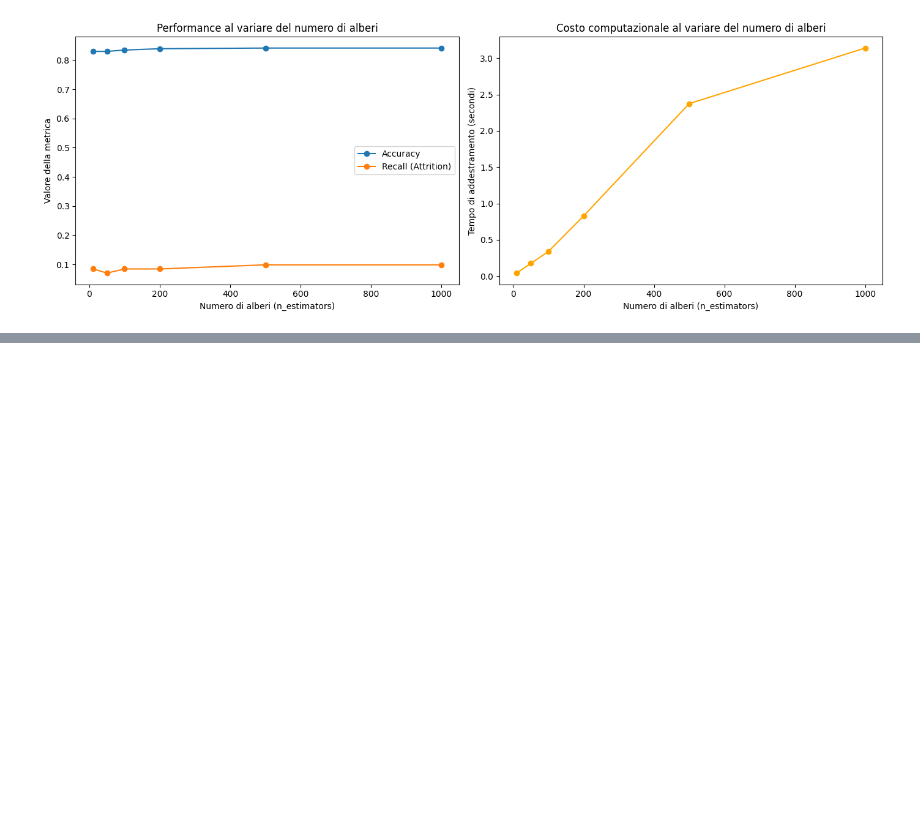
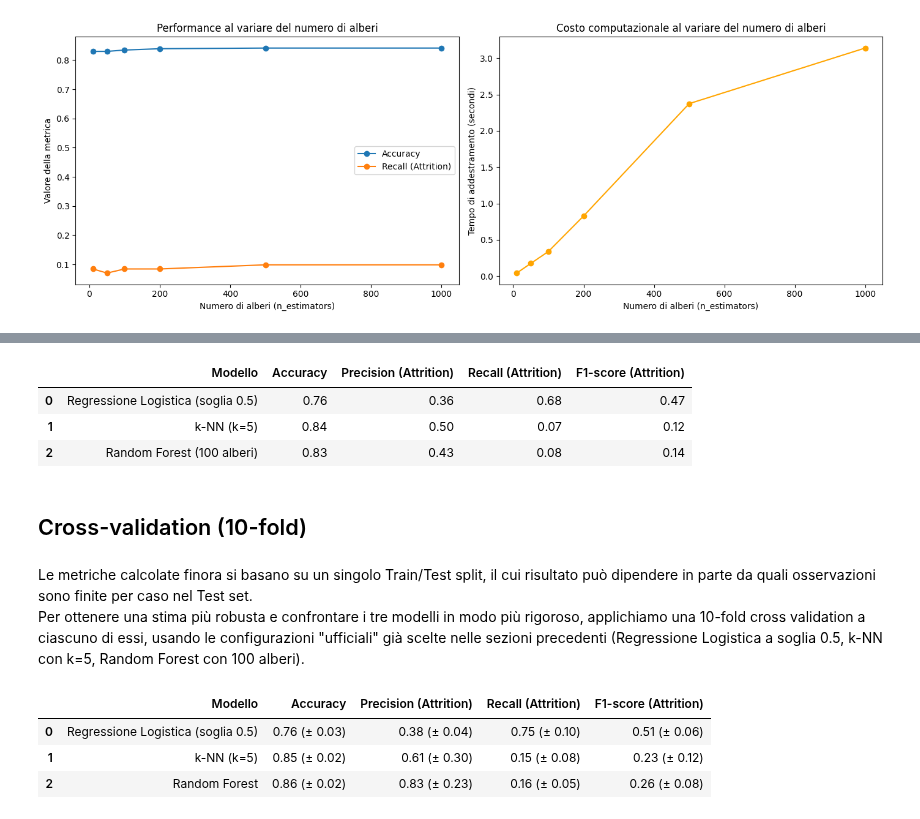
Before and after one commit to margheritamarinelli/Progetto-Data-Science-gruppo-9, a Jupyter notebook: notebook/Progetto_Data_Science_gruppo9.ipynb, the cells around one changed output, grey strips where cells are left out. Saved outputs shown, nothing was run; the diff lists cells and outputs as text; code cells hidden in the pictures; blank space fills up the shorter version.

Commit message:
Aggiunta sezione di confronto tra modelli e 10-fold cross validation

```diff
--- a/notebook/Progetto_Data_Science_gruppo9.ipynb
+++ b/notebook/Progetto_Data_Science_gruppo9.ipynb
@@ -1096,0 +1104,34 @@ plt.show()
+# %%
+from sklearn.metrics import precision_recall_fscore_support
+
+def metriche_modello(y_true, y_pred):
+    accuracy = accuracy_score(y_true, y_pred)
+    precision, recall, f1, _ = precision_recall_fscore_support(
+        y_true, y_pred, pos_label=1, average="binary"
+    )
+    return accuracy, precision, recall, f1
+
+acc_log, prec_log, rec_log, f1_log = metriche_modello(y_test, y_pred_log_05)
+acc_knn, prec_knn, rec_knn, f1_knn = metriche_modello(y_test, y_pred_knn_k5)
+acc_rf, prec_rf, rec_rf, f1_rf = metriche_modello(y_test, y_pred_rf)
+
+confronto_modelli = pd.DataFrame({
+    "Modello": ["Regressione Logistica (soglia 0.5)", "k-NN (k=5)", "Random Forest (100 alberi)"],
+    "Accuracy": [acc_log, acc_knn, acc_rf],
+    "Precision (Attrition)": [prec_log, prec_knn, prec_rf],
+    "Recall (Attrition)": [rec_log, rec_knn, rec_rf],
+    "F1-score (Attrition)": [f1_log, f1_knn, f1_rf]
+})
+
+confronto_modelli = confronto_modelli.round(2)
+confronto_modelli
+# %% [output]
+|  | Modello | Accuracy | Precision (Attrition) | Recall (Attrition) | F1-score (Attrition) |
+| 0 | Regressione Logistica (soglia 0.5) | 0.76 | 0.36 | 0.68 | 0.47 |
+| 1 | k-NN (k=5) | 0.84 | 0.50 | 0.07 | 0.12 |
+| 2 | Random Forest (100 alberi) | 0.83 | 0.43 | 0.08 | 0.14 |
+# %% [markdown]
+## Cross-validation (10-fold)
+# %% [markdown]
+Le metriche calcolate finora si basano su un singolo Train/Test split, il cui risultato può dipendere in parte da quali osservazioni sono finite per caso nel Test set.
+Per ottenere una stima più robusta e confrontare i tre modelli in modo più rigoroso, applichiamo una 10-fold cross validation a ciascuno di essi, usando le configurazioni "ufficiali" già scelte nelle sezioni precedenti (Regressione Logistica a soglia 0.5, k-NN con k=5, Random Forest con 100 alberi).
@@ -1096,0 +1164,20 @@ plt.show()
+# %%
+def cv_summary(cv_result, metrica):
+    media = cv_result[f"test_{metrica}"].mean()
+    std = cv_result[f"test_{metrica}"].std()
+    return f"{media:.2f} (± {std:.2f})"
+
+risultati_cv = pd.DataFrame({
+    "Modello": ["Regressione Logistica (soglia 0.5)", "k-NN (k=5)", "Random Forest"],
+    "Accuracy": [cv_summary(cv_log, "accuracy"), cv_summary(cv_knn, "accuracy"), cv_summary(cv_rf, "accuracy")],
+    "Precision (Attrition)": [cv_summary(cv_log, "precision"), cv_summary(cv_knn, "precision"), cv_summary(cv_rf, "precision")],
+    "Recall (Attrition)": [cv_summary(cv_log, "recall"), cv_summary(cv_knn, "recall"), cv_summary(cv_rf, "recall")],
+    "F1-score (Attrition)": [cv_summary(cv_log, "f1"), cv_summary(cv_knn, "f1"), cv_summary(cv_rf, "f1")],
+})
+
+risultati_cv
+# %% [output]
+|  | Modello | Accuracy | Precision (Attrition) | Recall (Attrition) | F1-score (Attrition) |
+| 0 | Regressione Logistica (soglia 0.5) | 0.76 (± 0.03) | 0.38 (± 0.04) | 0.75 (± 0.10) | 0.51 (± 0.06) |
+| 1 | k-NN (k=5) | 0.85 (± 0.02) | 0.61 (± 0.30) | 0.15 (± 0.08) | 0.23 (± 0.12) |
+| 2 | Random Forest | 0.86 (± 0.02) | 0.83 (± 0.23) | 0.16 (± 0.05) | 0.26 (± 0.08) |
```
Also changed, not shown: parts of 4 cells of this notebook.
